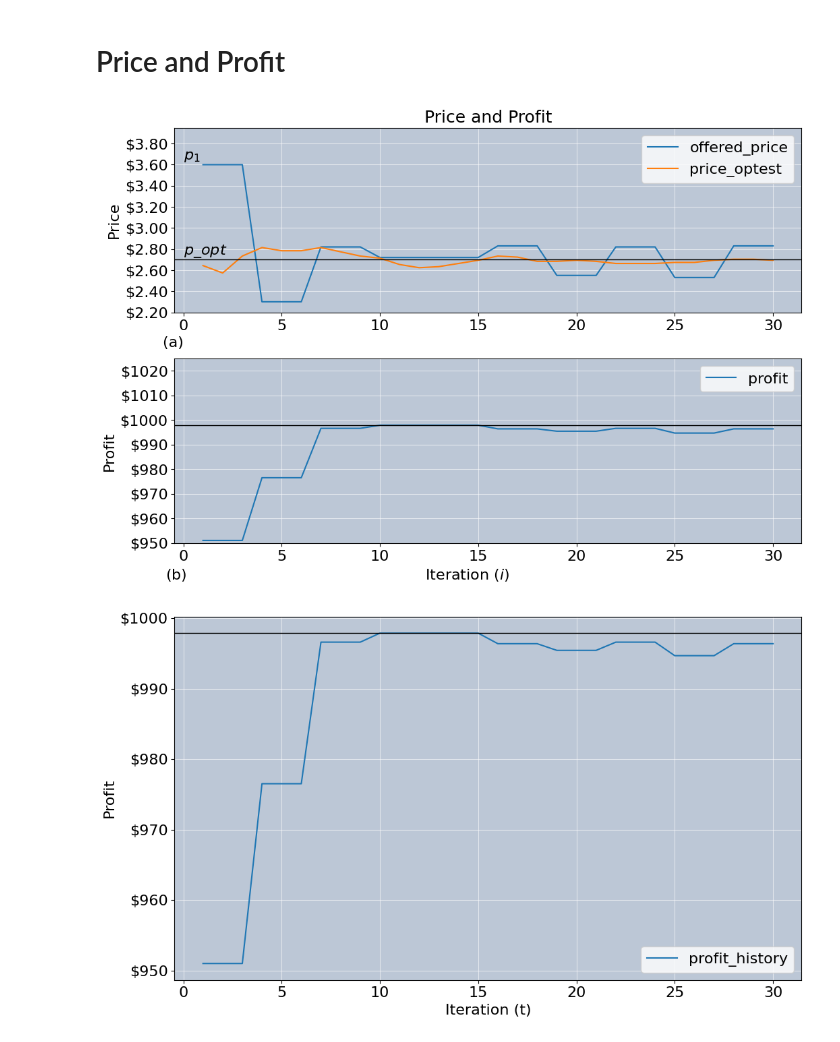
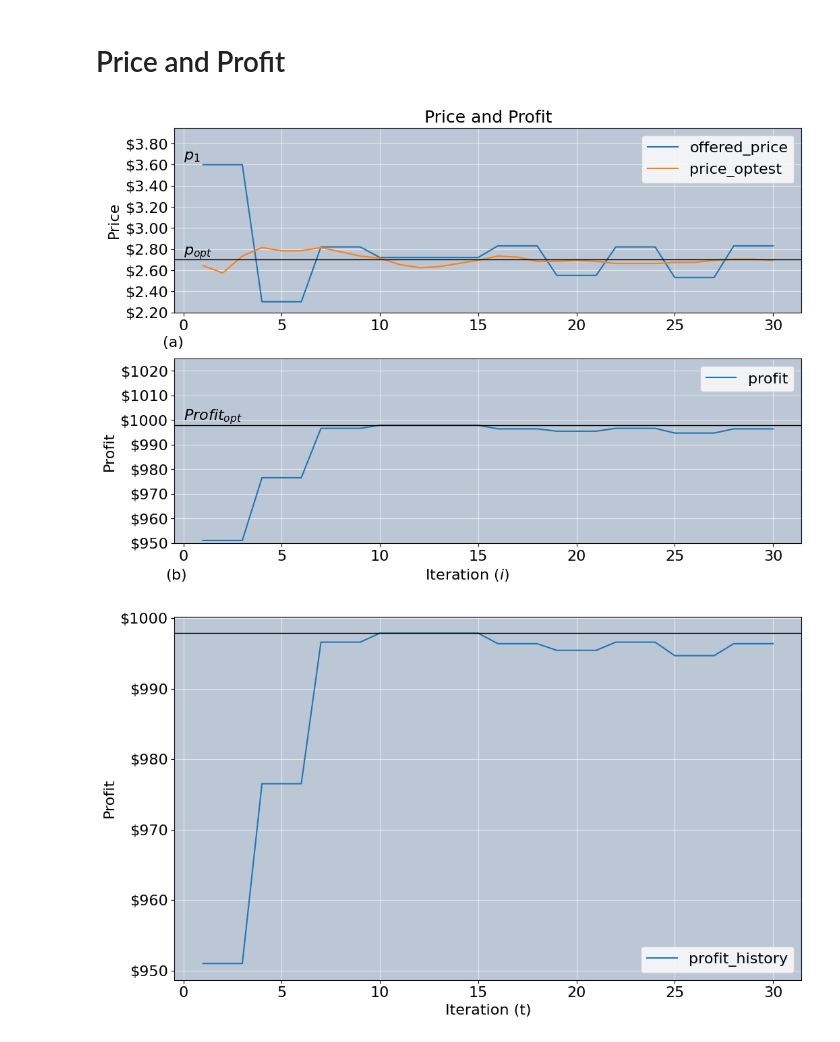
Before and after one commit to Aljgutier/dynamic_pricing, a Jupyter notebook: ts_results_analysis.ipynb, the cells around one changed output. Cells and saved outputs as stored; diff of their text form; code cells hidden in the pictures.

```diff
--- a/ts_results_analysis.ipynb
+++ b/ts_results_analysis.ipynb
@@ -310,6 +310,7 @@ df_ts_summary["offered_price"] = df_ts_summary["price_history"]
 df_ts_summary["price_optest"] = df_ts_summary["price_optest_history"]
 df_ts_summary["profit"] = df_ts_summary["profit_history"]
 
+p_opt_str = "$p_{opt}$"
 bp.lineplot(
     df_ts_summary, x ="n",
     y = ["offered_price", "price_optest"],
@@ -322,37 +323,39 @@ bp.lineplot(
     y_lims = (2.2, 3.95),
     figsize=(12,6),
     ax = axs[0],
-    annotate=[  ("$p_1$", (0,3.65)), ("$p\_opt$", (0, 2.75))]
+    annotate=[  ("$p_1$", (0,3.65)), (p_opt_str, (0, 2.75))]
     )
+
 
 background_color="#bcc7d6" # #d9d9d9 medium grey, #e6e6e6 soft grey, #bcc7d6 slate
 axs[0].set_facecolor(background_color)
 grid_color = "white"
 grid_alpha = 0.6
 axs[0].grid(True, color=grid_color, alpha=grid_alpha)
 plt.subplots_adjust(wspace=0.25, hspace=0.25)
-
+profit_opt_str = "$Profit_{opt}$"
 # Profit
 bp.lineplot(df_ts_summary, x="n",
     y = ["profit"],
     y_axis_label='Profit',
     x_axis_label="(b)                                                  Iteration ($i$)                                                                ",
     y_axis_format=".0f",
     y_currency="$",
     y_lims = (950, 1025),
     h_line = Profit_opt,
     figsize=(12,6),
+    annotate=[ (profit_opt_str , (0, 1000)) ],
     ax = axs[1]
 )
 background_color="#bcc7d6" # #d9d9d9 medium grey, #e6e6e6 soft grey, #bcc7d6 slate
 axs[1].set_facecolor(background_color)
 grid_color = "white"
 grid_alpha = 0.6
 axs[1].grid(True, color=grid_color, alpha=grid_alpha)
 
 plt.show()
 # %% [output]
-[figure, old version]
+[figure, new version]
 # %%
 fig, ax = plt.subplots(figsize=(12, 7))
 bp.lineplot(df_ts_summary, x="n",
```
Also changed, not shown: 1 other file.
